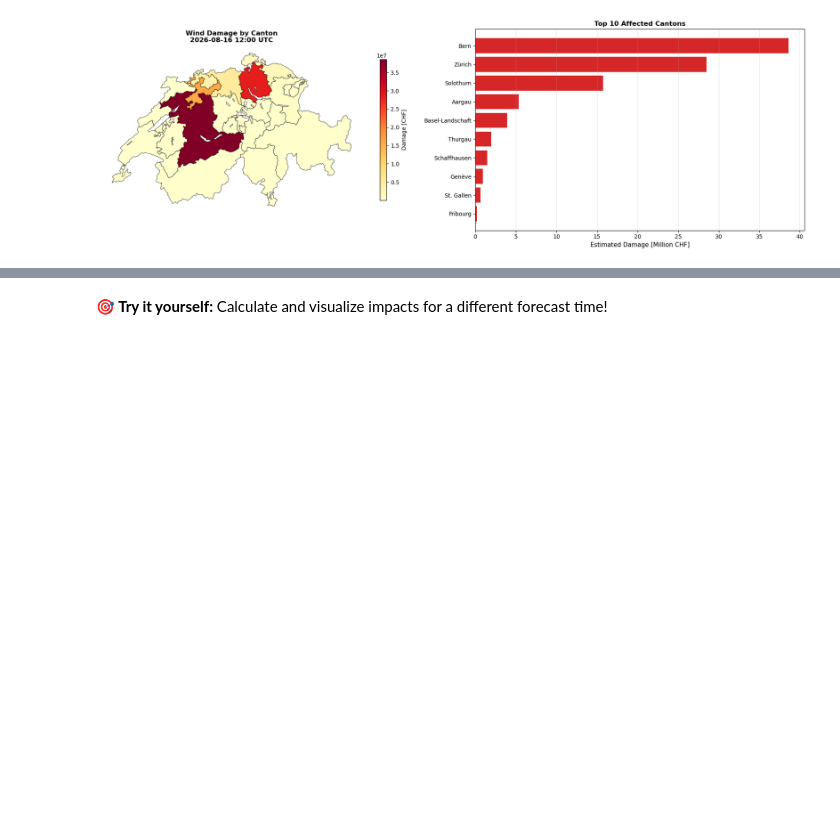
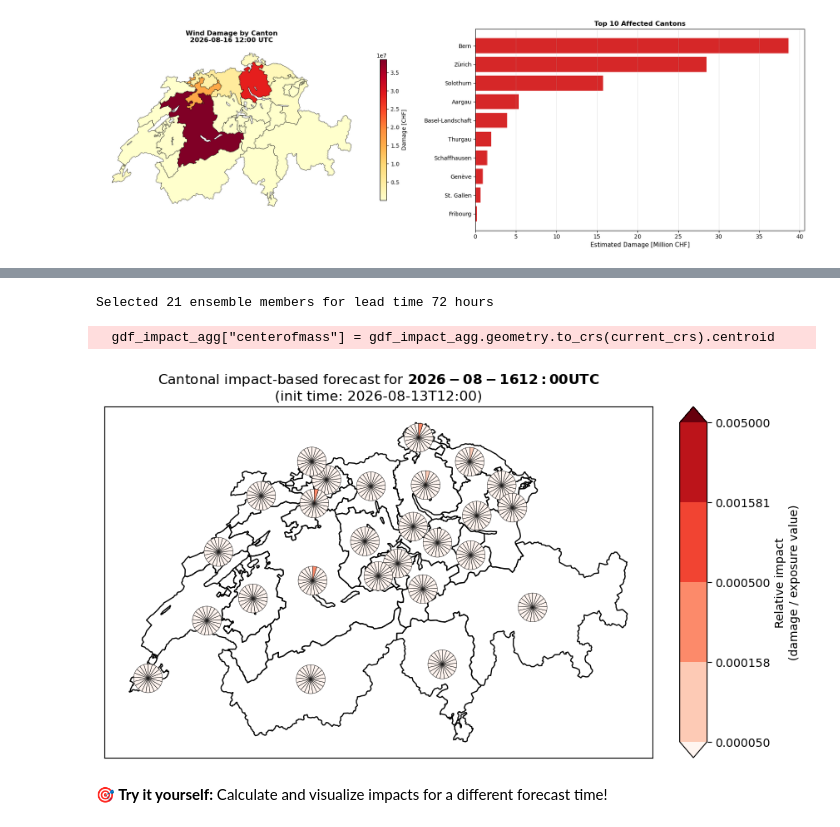
Before and after one commit to MeteoSwiss/impact-forecasting-warning, a Jupyter notebook: impact_forecasting_warning/tutorials/wind_impact_forecast.ipynb, the cells around one changed output, grey strips where cells are left out. Saved outputs shown, nothing was run; the diff lists cells and outputs as text; code cells hidden in the pictures; blank space fills up the shorter version.

Commit message:
include probabilistic pie charts

```diff
--- a/impact_forecasting_warning/tutorials/wind_impact_forecast.ipynb
+++ b/impact_forecasting_warning/tutorials/wind_impact_forecast.ipynb
@@ -614,3 +618,36 @@ plt.show()
+# %%
+# Unlike the choropleth above (built from a single peak event), the pipeline's cantonal
+# plot keeps *all* ensemble members for one forecast lead time, so we can see the spread
+peak_lead_time = imp_fc.lead_time[peak_idx]
+impact_ensemble_day = imp_fc.select(lead_time=peak_lead_time)
+
+print(f"Selected {len(impact_ensemble_day.event_id)} ensemble members "
+      f"for lead time {peak_lead_time.astype('timedelta64[h]')}")
+
+# Same relative-impact bins used by the operational pipeline (visualization/plots.py)
+bins = np.geomspace(0.00005, 0.005, 5)
+
+ax = u_func.plot_member_piechart_per_region(
+    impact_ensemble_day,
+    gdf_cantons,
+    "sum",
+    pie_rel_size=0.15,
+    bins=bins,
+    figsize=(8.5, 5.5),
+    title=(f"Cantonal impact-based forecast for "
+           f"$\\bf{{{peak_time.strftime('%Y-%m-%d %H:%M UTC')}}}$\n"
+           f"(init time: {reference_time})"),
+    cbar_title="Relative impact\n(damage / exposure value)",
+    exposure_for_normalization=exp_ch,
+    shift_center_of_mass_by_name=shift_center_of_mass_by_name,
+)
+ax.set_xticks([])
+ax.set_yticks([])
+plt.show()
+# %% [output]
+Selected 21 ensemble members for lead time 72 hours
+  gdf_impact_agg["centerofmass"] = gdf_impact_agg.geometry.to_crs(current_crs).centroid
+[figure, added]
 # %% [markdown]
 **🎯 Try it yourself:** Calculate and visualize impacts for a different forecast time!
 # %% [markdown]
```
Also changed, not shown: parts of 5 cells of this notebook.
